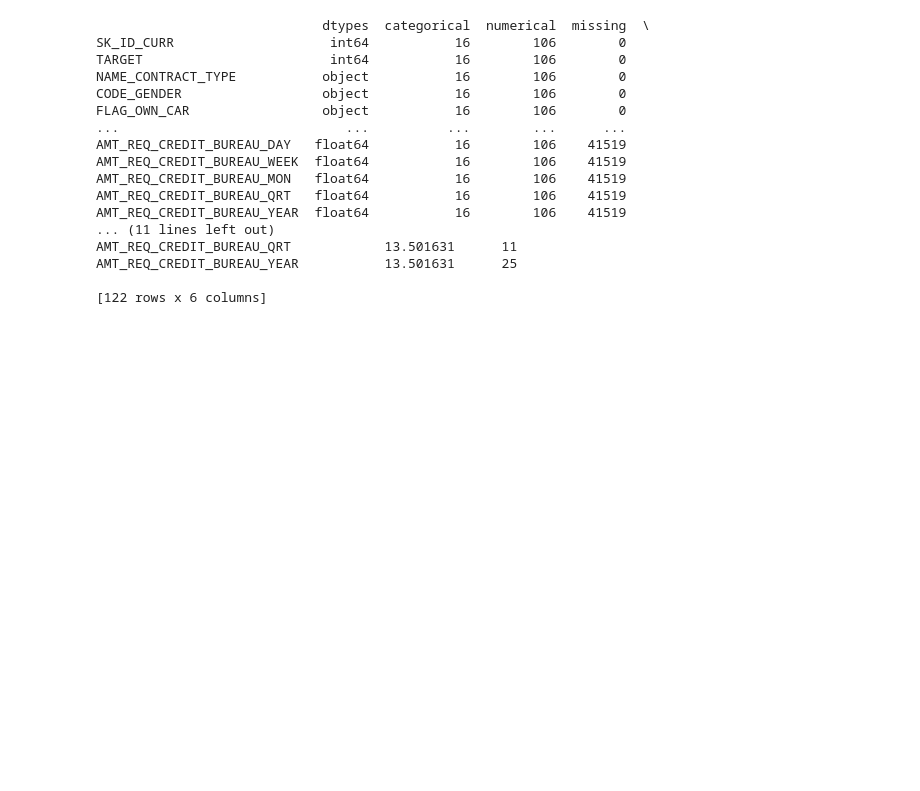
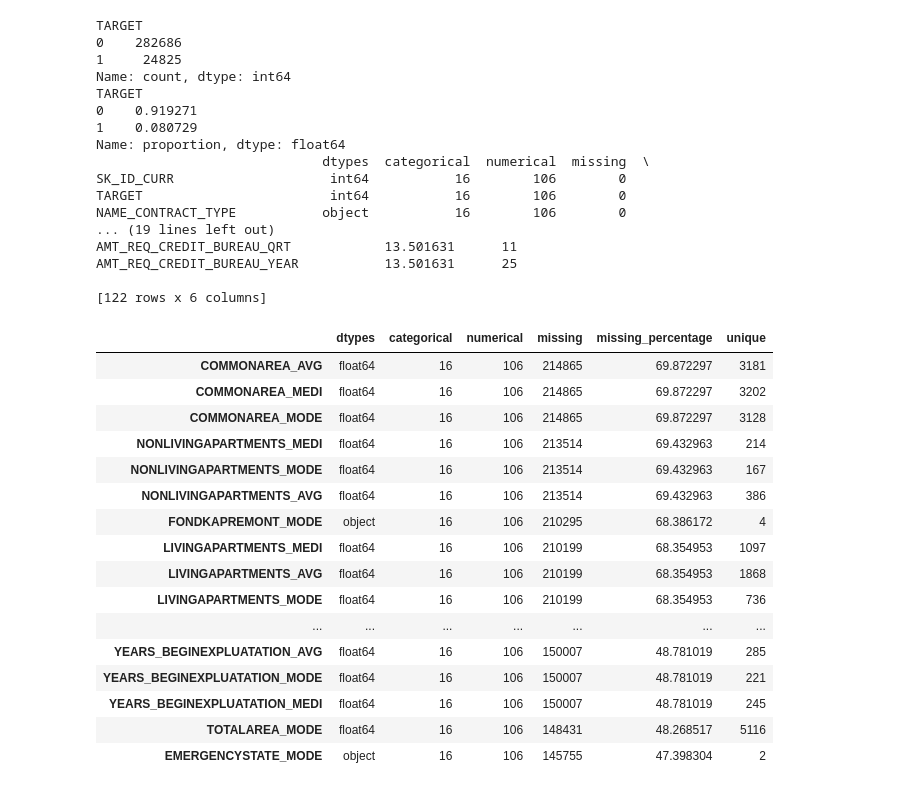
Before and after one commit to oyeprashar/credit-default-risk, a Jupyter notebook: notebooks/01_application_train_eda.ipynb, the cells around one changed output. Saved outputs shown, nothing was run; the diff lists cells and outputs as text; code cells hidden in the pictures; blank space fills up the shorter version.

```diff
--- a/notebooks/01_application_train_eda.ipynb
+++ b/notebooks/01_application_train_eda.ipynb
@@ -1,4 +1,6 @@
 # %%
+# Basic analysis of data and shape
+
 import pandas as pd
 import numpy as np
 
@@ -11,16 +13,8 @@ df = pd.read_csv(train_path)
 # print(df.head) # prints first few rows
 # print(df.columns.tolist()) # prints all the name of dimensions (features)
 
-"""
-0    282686
-1     24825
-"""
 
-# Raw count
-# print(df['TARGET'].value_counts())
 
-# gives ratio rather than count
-# print(df['TARGET'].value_counts(normalize = True))
 
 # Yes, exactly. df.isna() returns a DataFrame of the same shape with True where a
 # value is null/NaN and False where it's not.
@@ -53,20 +47,45 @@ summary = pd.DataFrame({
 
 print(summary)
 # %% [output]
+TARGET
+0    282686
+1     24825
+Name: count, dtype: int64
+TARGET
+0    0.919271
+1    0.080729
+Name: proportion, dtype: float64
                              dtypes  categorical  numerical  missing  \
 SK_ID_CURR                    int64           16        106        0
 TARGET                        int64           16        106        0
 NAME_CONTRACT_TYPE           object           16        106        0
-CODE_GENDER                  object           16        106        0
-FLAG_OWN_CAR                 object           16        106        0
-...                             ...          ...        ...      ...
-AMT_REQ_CREDIT_BUREAU_DAY   float64           16        106    41519
-AMT_REQ_CREDIT_BUREAU_WEEK  float64           16        106    41519
-AMT_REQ_CREDIT_BUREAU_MON   float64           16        106    41519
-AMT_REQ_CREDIT_BUREAU_QRT   float64           16        106    41519
-AMT_REQ_CREDIT_BUREAU_YEAR  float64           16        106    41519
-... (11 lines left out)
+... (19 lines left out)
 AMT_REQ_CREDIT_BUREAU_QRT            13.501631      11
 AMT_REQ_CREDIT_BUREAU_YEAR           13.501631      25
 
 [122 rows x 6 columns]
+# %%
+# Analysis of missing values
+
+# print(summary["missing_percentage"].sort_values())
+
+
+summary[ summary["missing_percentage"] >= 40 ].sort_values(ascending=False, by="missing_percentage")
+# %% [output]
+|  | dtypes | categorical | numerical | missing | missing_percentage | unique |
+| COMMONAREA_AVG | float64 | 16 | 106 | 214865 | 69.872297 | 3181 |
+| COMMONAREA_MEDI | float64 | 16 | 106 | 214865 | 69.872297 | 3202 |
+| COMMONAREA_MODE | float64 | 16 | 106 | 214865 | 69.872297 | 3128 |
+| NONLIVINGAPARTMENTS_MEDI | float64 | 16 | 106 | 213514 | 69.432963 | 214 |
+| NONLIVINGAPARTMENTS_MODE | float64 | 16 | 106 | 213514 | 69.432963 | 167 |
+| NONLIVINGAPARTMENTS_AVG | float64 | 16 | 106 | 213514 | 69.432963 | 386 |
+| FONDKAPREMONT_MODE | object | 16 | 106 | 210295 | 68.386172 | 4 |
+| LIVINGAPARTMENTS_MEDI | float64 | 16 | 106 | 210199 | 68.354953 | 1097 |
+| LIVINGAPARTMENTS_AVG | float64 | 16 | 106 | 210199 | 68.354953 | 1868 |
+| LIVINGAPARTMENTS_MODE | float64 | 16 | 106 | 210199 | 68.354953 | 736 |
+| ... | ... | ... | ... | ... | ... | ... |
+| YEARS_BEGINEXPLUATATION_AVG | float64 | 16 | 106 | 150007 | 48.781019 | 285 |
+| YEARS_BEGINEXPLUATATION_MODE | float64 | 16 | 106 | 150007 | 48.781019 | 221 |
+| YEARS_BEGINEXPLUATATION_MEDI | float64 | 16 | 106 | 150007 | 48.781019 | 245 |
+| TOTALAREA_MODE | float64 | 16 | 106 | 148431 | 48.268517 | 5116 |
+| EMERGENCYSTATE_MODE | object | 16 | 106 | 145755 | 47.398304 | 2 |
```
Also changed, not shown: parts of 4 cells of this notebook.
